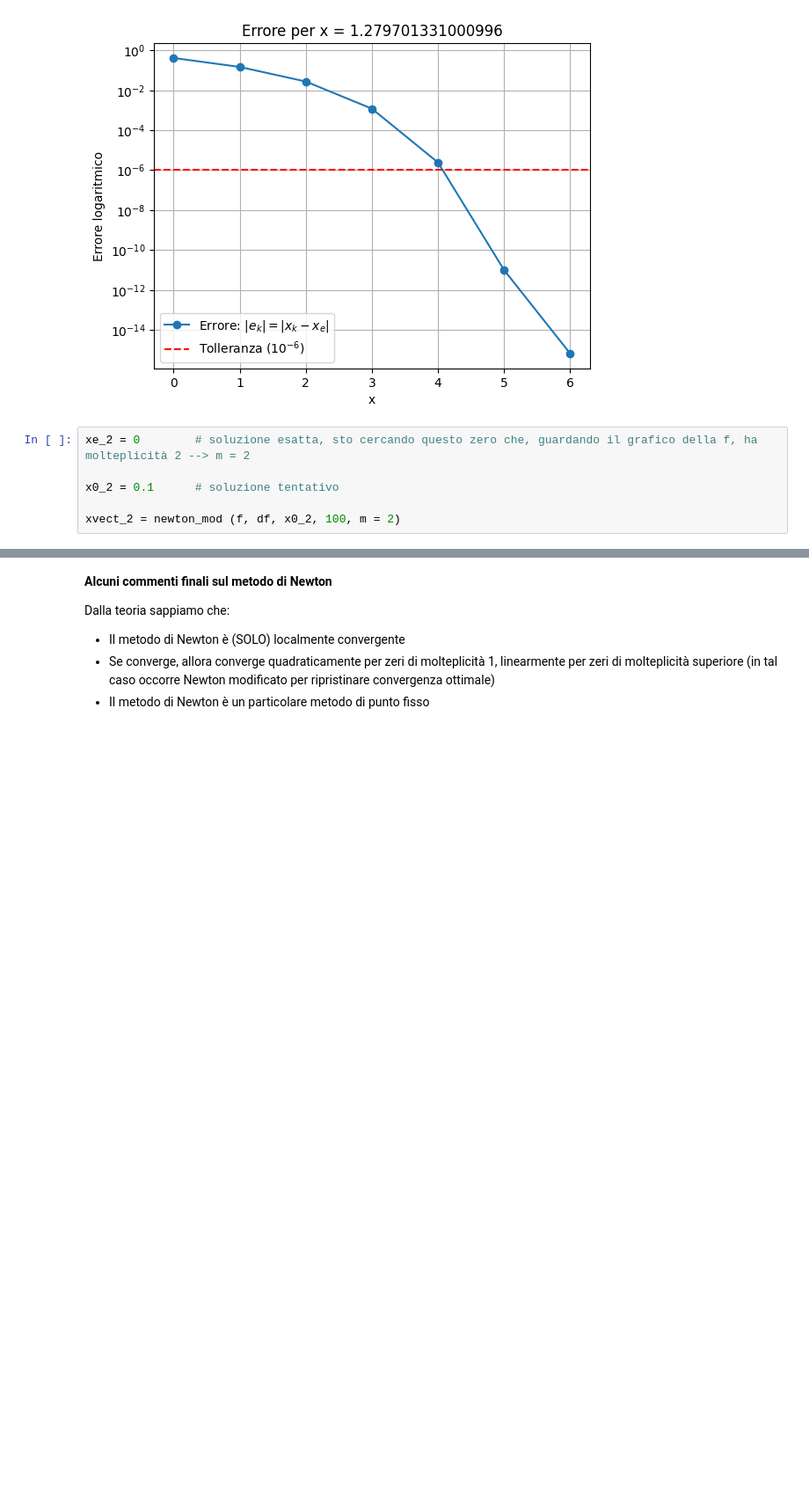
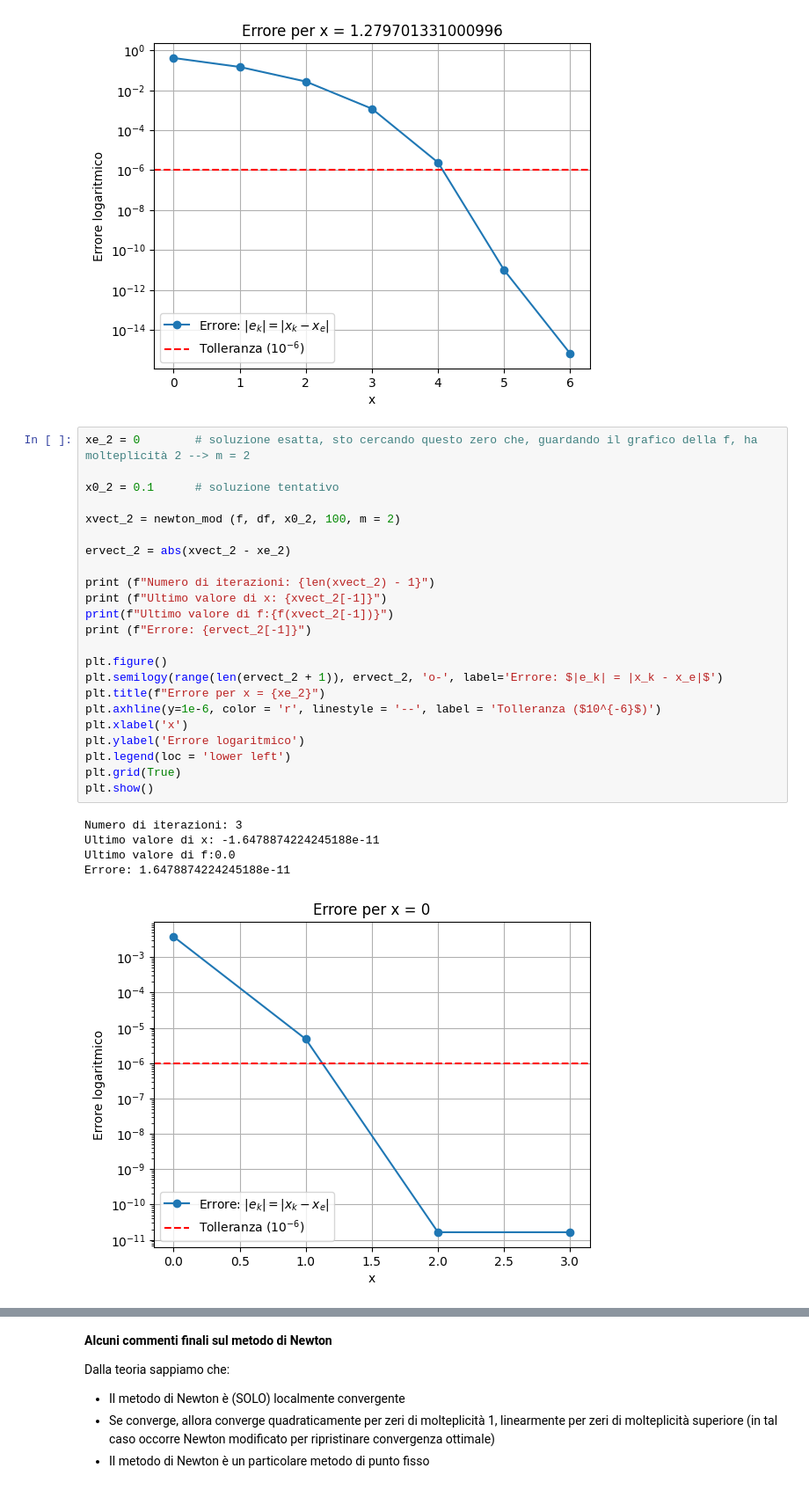
Before and after one commit to marcofossatii05-ui/mani_env, a Jupyter notebook: nonlinear_equations_template.ipynb, the cells around one changed output, grey strips where cells are left out. Shown at 88% size. Cells and saved outputs as stored; diff of their text form; blank space fills up the shorter version.

Commit message:
correzione newton modificato 2

```diff
--- a/nonlinear_equations_template.ipynb
+++ b/nonlinear_equations_template.ipynb
@@ -347,9 +347,32 @@ Ultimo valore di x: 1.2797013310009966
 Ultimo valore di f:4.440892098500626e-16
 Errore: 6.661338147750939e-16
 [figure]
-# %%
-xe_2 = 0        # soluzione esatta, sto cercando questo zero che, guardando il grafico della f, ha molteplicità 2 --> m = 2
-
-x0_2 = 0.1      # soluzione tentativo
-
-xvect_2 = newton_mod (f, df, x0_2, 100, m = 2)
+# %%
+xe_2 = 0        # soluzione esatta, sto cercando questo zero che, guardando il grafico della f, ha molteplicità 2 --> m = 2
+
+x0_2 = 0.1      # soluzione tentativo
+
+xvect_2 = newton_mod (f, df, x0_2, 100, m = 2)
+
+ervect_2 = abs(xvect_2 - xe_2)
+
+print (f"Numero di iterazioni: {len(xvect_2) - 1}")
+print (f"Ultimo valore di x: {xvect_2[-1]}")
+print(f"Ultimo valore di f:{f(xvect_2[-1])}")
+print (f"Errore: {ervect_2[-1]}")
+
+plt.figure()
+plt.semilogy(range(len(ervect_2 + 1)), ervect_2, 'o-', label='Errore: $|e_k| = |x_k - x_e|$')
+plt.title(f"Errore per x = {xe_2}")
+plt.axhline(y=1e-6, color = 'r', linestyle = '--', label = 'Tolleranza ($10^{-6}$)')
+plt.xlabel('x')
+plt.ylabel('Errore logaritmico')
+plt.legend(loc = 'lower left')
+plt.grid(True)
+plt.show()
+# %% [output]
+Numero di iterazioni: 3
+Ultimo valore di x: -1.6478874224245188e-11
+Ultimo valore di f:0.0
+Errore: 1.6478874224245188e-11
+[figure, added]
```
Also changed, not shown: parts of 1 cell of this notebook.
